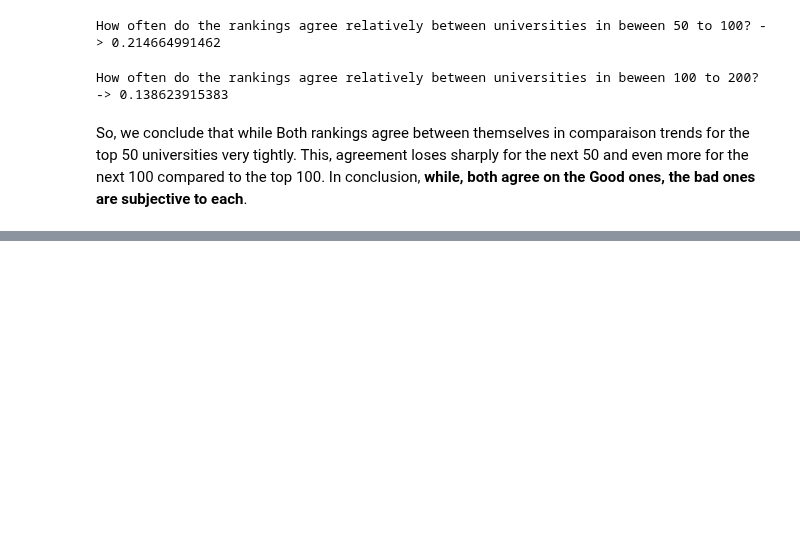
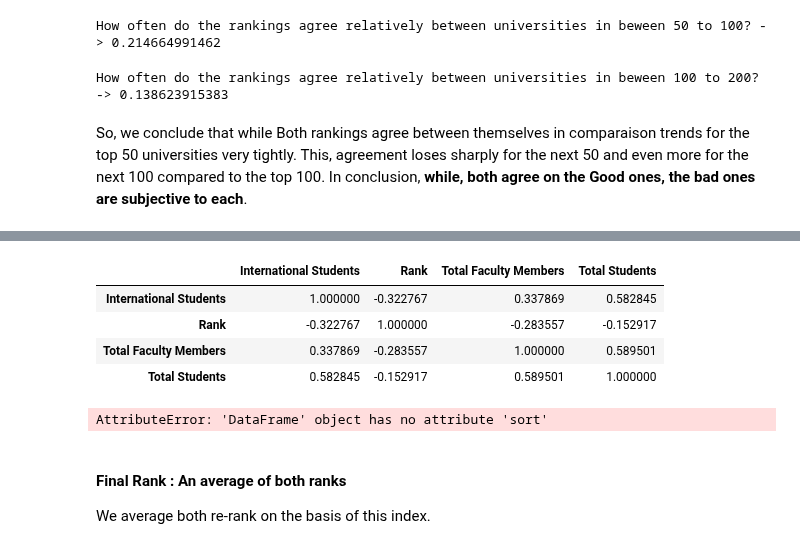
Before and after one commit to Coac/epfl-ada, a Jupyter notebook: 02 - Data from the Web/Homework 2.ipynb, the cells around one changed output, grey strips where cells are left out. Saved outputs shown, nothing was run; the diff lists cells and outputs as text; code cells hidden in the pictures; blank space fills up the shorter version.

```diff
--- a/02 - Data from the Web/Homework 2.ipynb
+++ b/02 - Data from the Web/Homework 2.ipynb
@@ -784,0 +809,12 @@ Using this method, we can see that the best university based on average rankings
+# %%
+times_corr = universities_times.corr(method = "spearman")
+top_corr = universities_top.corr(method = "spearman")
+universities['WR'] = [0]*universities.shape[0]
+# %%
+times_corr
+# %% [output]
+|  | International Students | Rank | Total Faculty Members | Total Students |
+| International Students | 1.000000 | -0.322767 | 0.337869 | 0.582845 |
+| Rank | -0.322767 | 1.000000 | -0.283557 | -0.152917 |
+| Total Faculty Members | 0.337869 | -0.283557 | 1.000000 | 0.589501 |
+| Total Students | 0.582845 | -0.152917 | 0.589501 | 1.000000 |
@@ -784,0 +826,9 @@ Using this method, we can see that the best university based on average rankings
+# %%
+for i,column in enumerate(columns_considered_for_ranking):
+    universities['WR'] += universities['IR'+column]*weight[i]
+    del universities['IR'+column]
+universities.sort('WR' , ascending = False , inplace = True)
+universities['Weighed Rank'] = range(1,universities.shape[0]+1)
+del universities['WR']
+# %% [output]
+AttributeError: 'DataFrame' object has no attribute 'sort'
@@ -784,0 +837,4 @@ Using this method, we can see that the best university based on average rankings
+# %% [markdown]
+#### Final Rank : An average of both ranks
+
+We average both re-rank on the basis of this index.
```
Also changed, not shown: parts of 18 cells of this notebook.
